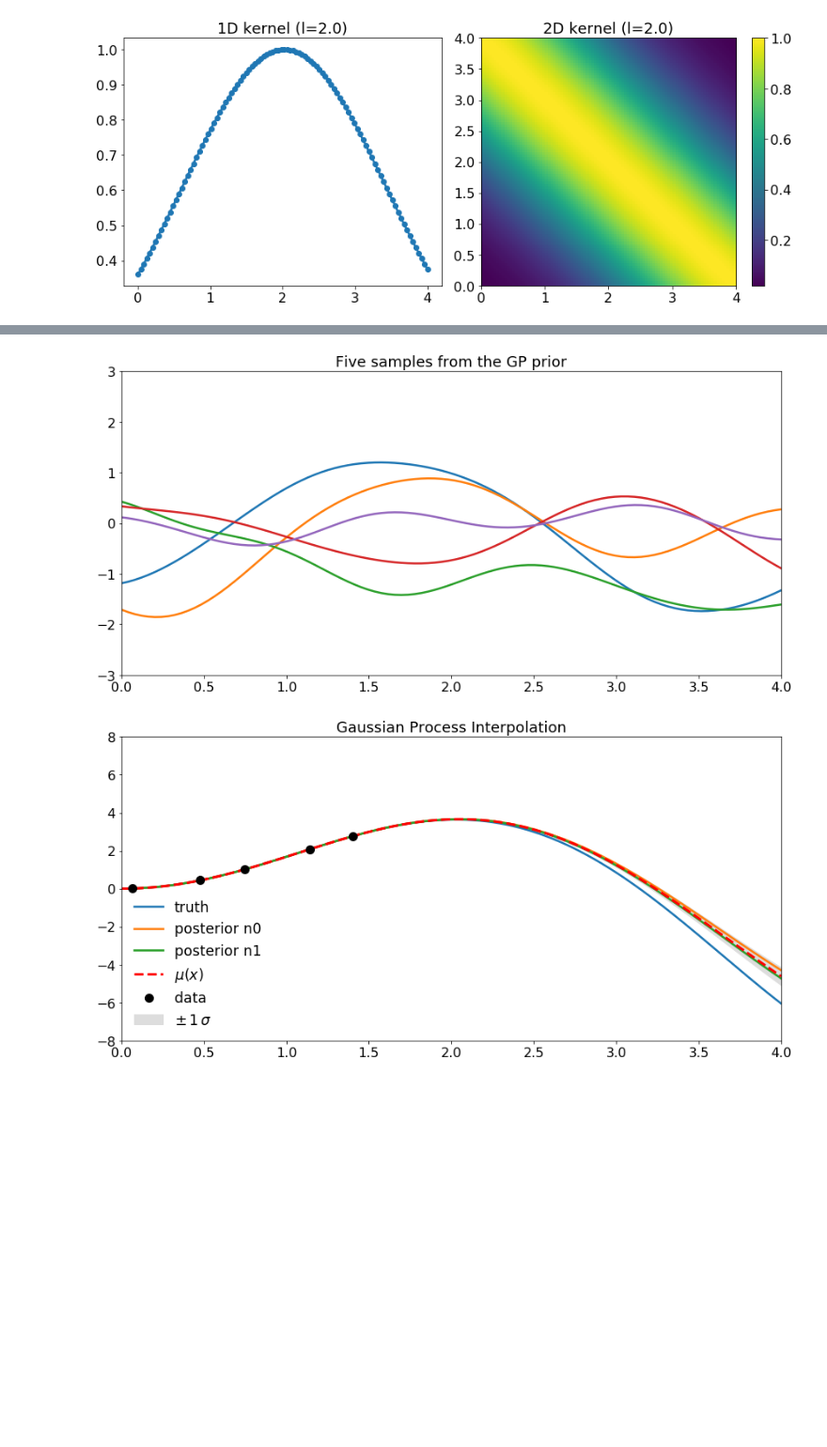
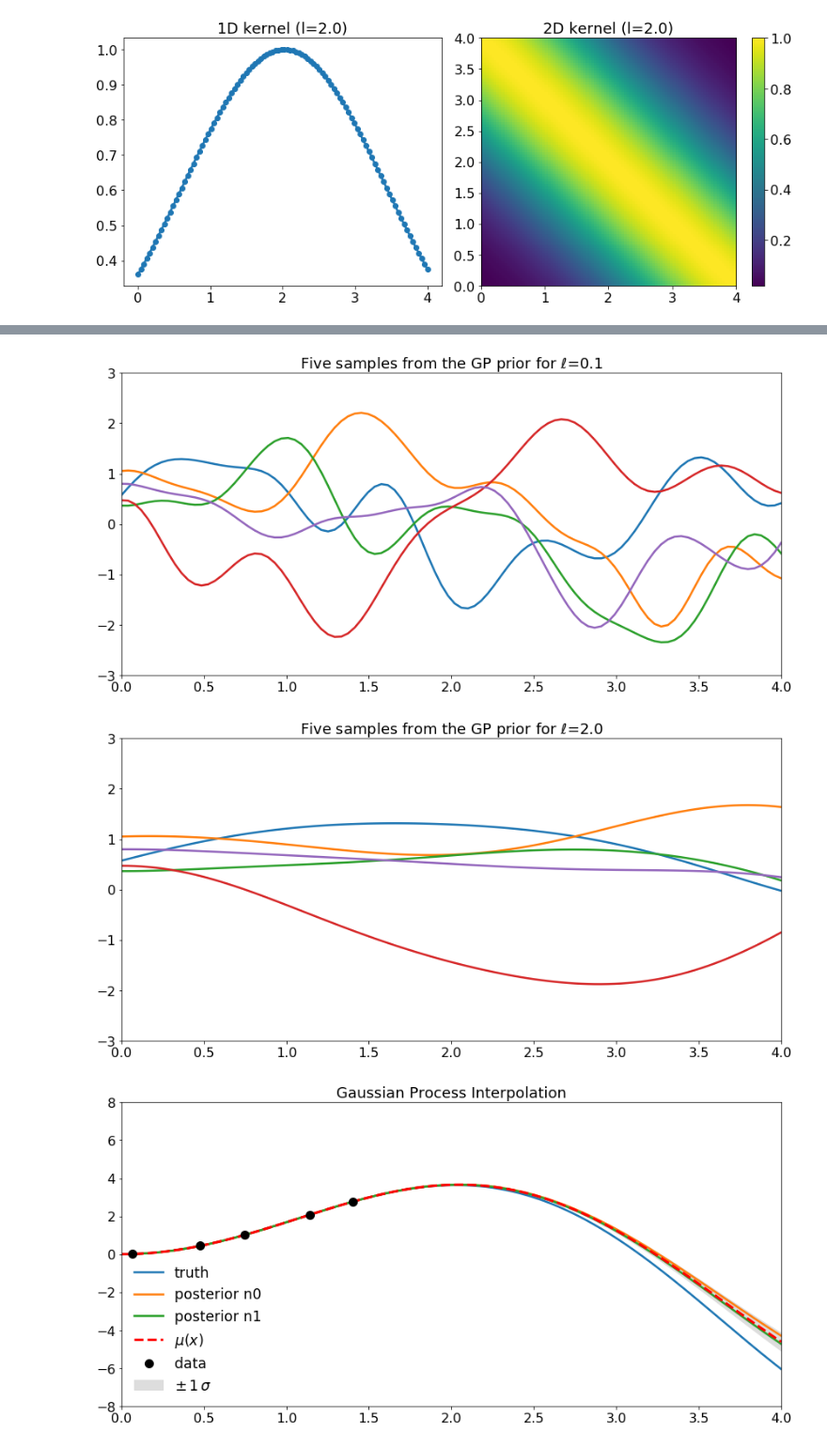
Before and after one commit to rmadar/ExamplesWithPython, a Jupyter notebook: NotebookExamples/GaussianProcesses.ipynb, the cells around one changed output, grey strips where cells are left out. Shown at 94% size. Saved outputs shown, nothing was run; the diff lists cells and outputs as text; code cells hidden in the pictures; blank space fills up the shorter version.

```diff
--- a/NotebookExamples/GaussianProcesses.ipynb
+++ b/NotebookExamples/GaussianProcesses.ipynb
@@ -53,24 +104,32 @@ for p in [0.1,0.5,1.0,2.0]:
 # %%
-# Test data
-ntest=n
-xtest = np.linspace(xmin, xmax, ntest).reshape(-1,1)
+# Define 5 sets of random yi
+yi_random = np.random.normal(size=(n,5))
 
-# Compute the kernel
-param = 0.5
-K_ss = kernel(xtest, xtest, param)
+def plot_gp_priors(_xtest,param):
 
-# Get cholesky decomposition (square root) of the covariance matrix
-L = np.linalg.cholesky(K_ss + 1e-12*np.eye(ntest))
-f_prior = np.dot(L, np.random.normal(size=(ntest,5)))
+    # Compute Kernel
+    K_11 = kernel(_xtest, _xtest, param)
 
-# Let's plot 3 sampled functions.
-plt.figure(figsize=(12,6))
-plt.plot(xtest, f_prior)
-plt.axis([xmin, xmax, -3, 3])
-plt.title('Five samples from the GP prior')
-plt.tight_layout()
+    # Get cholesky decomposition (square root) of the covariance matrix
+    L = np.linalg.cholesky( K_11 + 1e-12*np.eye(len(_xtest)) )
+
+    # Define 5 priors based on gaussian-distributed {yi}
+    f_prior = np.dot(L, yi_random)
+
+    # Let's plot 3 sampled functions.
+    plt.figure(figsize=(12,6))
+    plt.plot(_xtest, f_prior)
+    plt.axis([np.min(_xtest), np.max(_xtest), -3, 3])
+    plt.title('Five samples from the GP prior for $\ell$={:.1f}'.format(param))
+    plt.tight_layout()
-# %% [output]
-[figure, removed]
+# %%
+# Plot priors using test data
+xtest = np.linspace(xmin, xmax, n).reshape(-1,1)
+plot_gp_priors(xtest,0.1)
+plot_gp_priors(xtest,2)
+# %% [output]
+[figure, added]
+[figure, added]
 # %%
 # Underlying function
 def truth_function(x):
```
Also changed, not shown: parts of 8 cells of this notebook.
